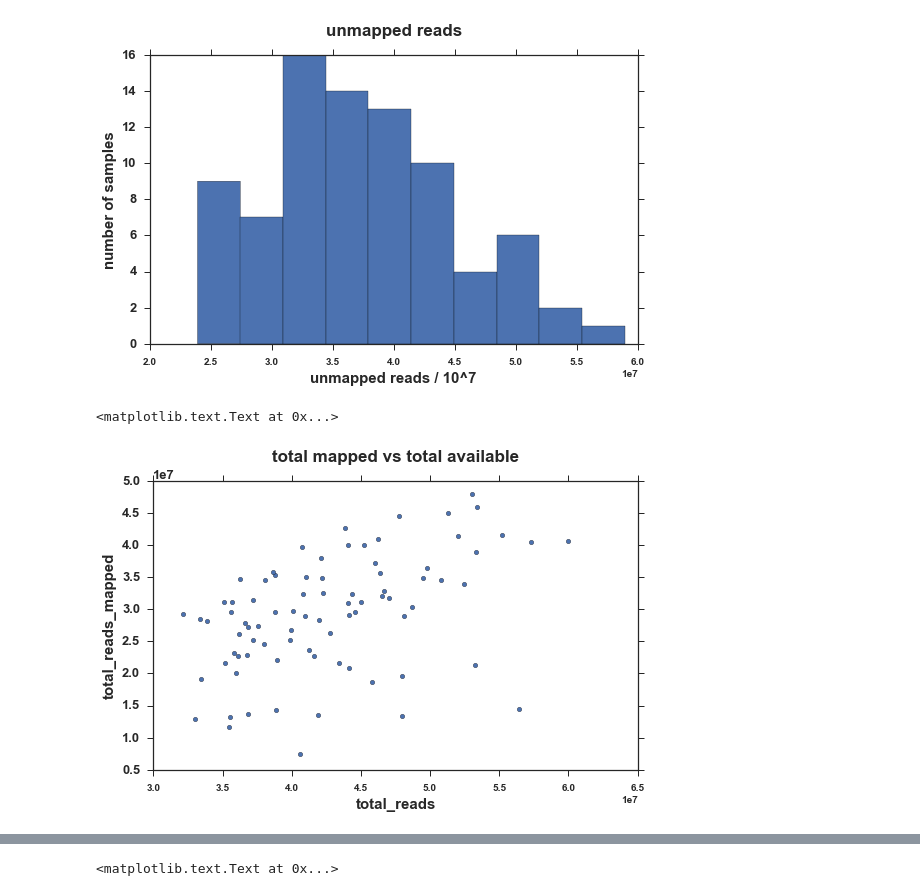
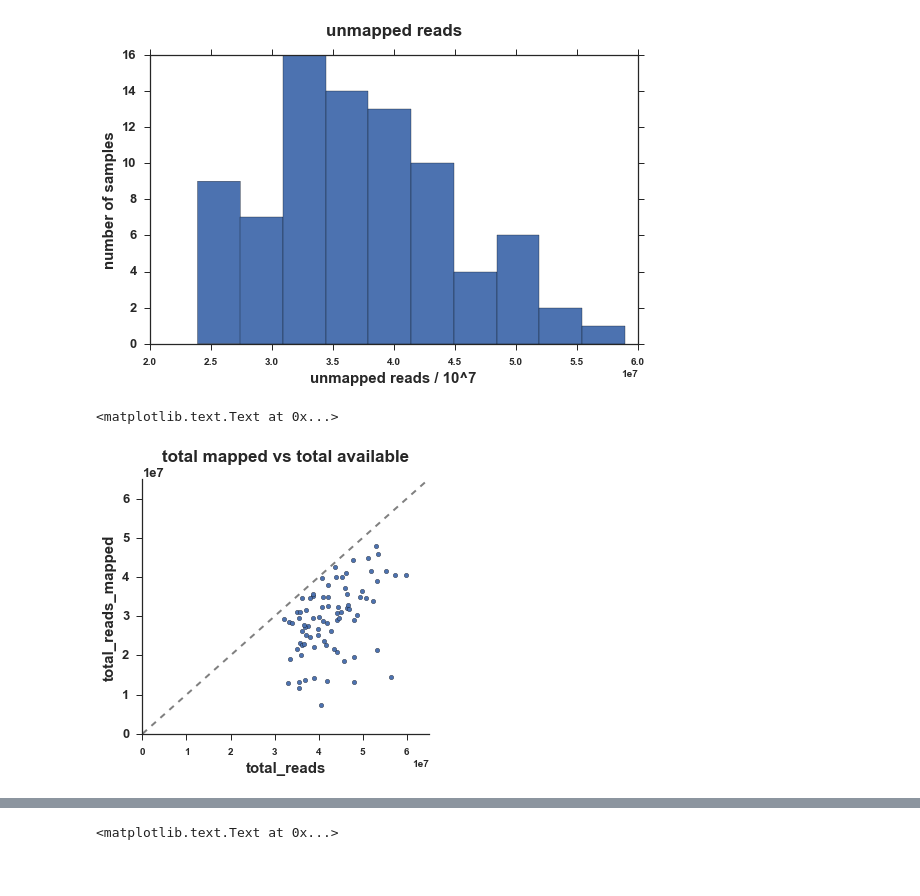
Before and after one commit to JanetMatsen/meta4_bins_janalysis, a Jupyter notebook: ipython_notebooks/160304_lost_read_investigation/160304_explore_summary_xls.ipynb, the cells around one changed output, grey strips where cells are left out. Cells and saved outputs as stored; diff of their text form; code cells hidden in the pictures.

Commit message:
re-ran with new figures for lab meeting

```diff
--- a/ipython_notebooks/160304_lost_read_investigation/160304_explore_summary_xls.ipynb
+++ b/ipython_notebooks/160304_lost_read_investigation/160304_explore_summary_xls.ipynb
@@ -115,8 +123,16 @@ if save_plots:
 # %% [output]
 [figure]
 # %%
-ax = df.plot.scatter(x='total_reads', y='total_reads_mapped')
+ax = df.plot.scatter(x='total_reads', y='total_reads_mapped', figsize=(5,5))
+sns.despine()
+#low = 3*10**7
+low = 0
+high = 6.5*10**7
+plt.plot([low, high], [low, high], '--', c='gray', lw=2)
+plt.ylim((low, high))
+plt.xlim((low, high))
+
 ax.set_title('total mapped vs total available', y=1.05)
 # %% [output]
 <matplotlib.text.Text at 0x...>
-[figure, old version]
+[figure, new version]
```
Also changed, not shown: parts of 15 cells of this notebook, 6 other files.
